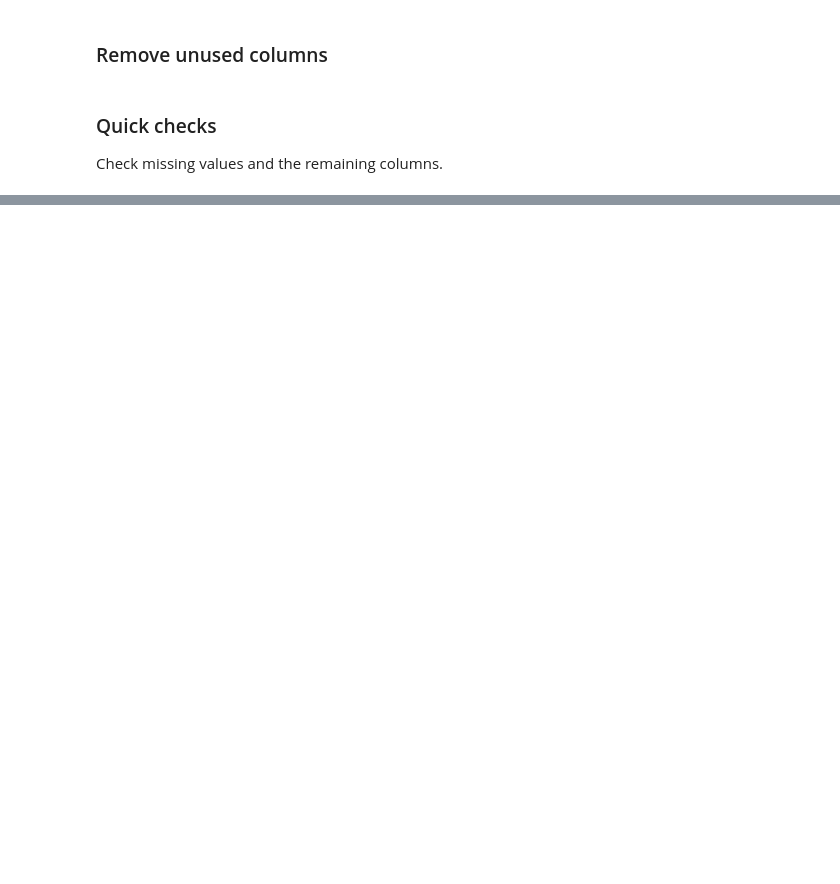
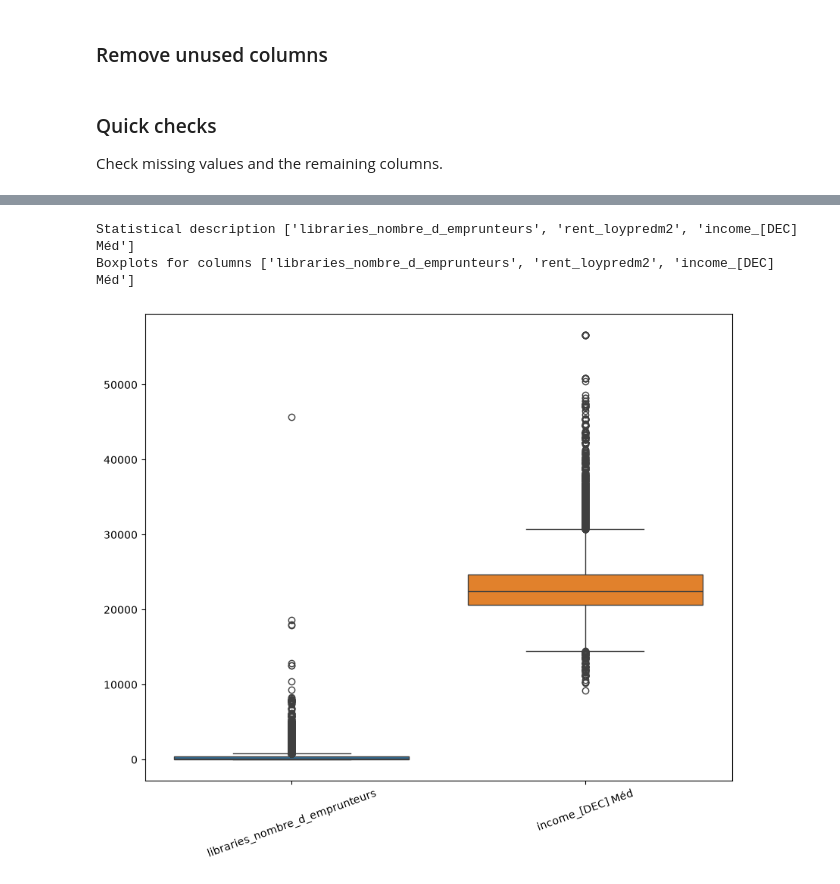
Before and after one commit to Salvatore112/DALAS_Project, a Jupyter notebook: merge_data_sets.ipynb, the cells around one changed output, grey strips where cells are left out. Drawn from its saved outputs; the diff is of its cells as text; code cells hidden in the pictures; blank space fills up the shorter version.

```diff
--- a/merge_data_sets.ipynb
+++ b/merge_data_sets.ipynb
@@ -222,0 +269,9 @@ print(len(big_dataset.columns))
+# %%
+def description_stat(data, type):
+    print("Statistical description", type)
+    data[type].describe()
+    print("Boxplots for columns", type)
+    fg=plt.figure(figsize=(10,8))
+    sns.boxplot(data=data[type])
+    plt.xticks(rotation=20)
+    plt.show()
@@ -222,0 +289,6 @@ print(len(big_dataset.columns))
+# %%
+description_stat(big_dataset, ["libraries_nombre_d_emprunteurs","rent_loypredm2","income_[DEC] Méd"])
+# %% [output]
+Statistical description ['libraries_nombre_d_emprunteurs', 'rent_loypredm2', 'income_[DEC] Méd']
+Boxplots for columns ['libraries_nombre_d_emprunteurs', 'rent_loypredm2', 'income_[DEC] Méd']
+[figure, added]
```
Also changed, not shown: parts of 53 cells of this notebook.
